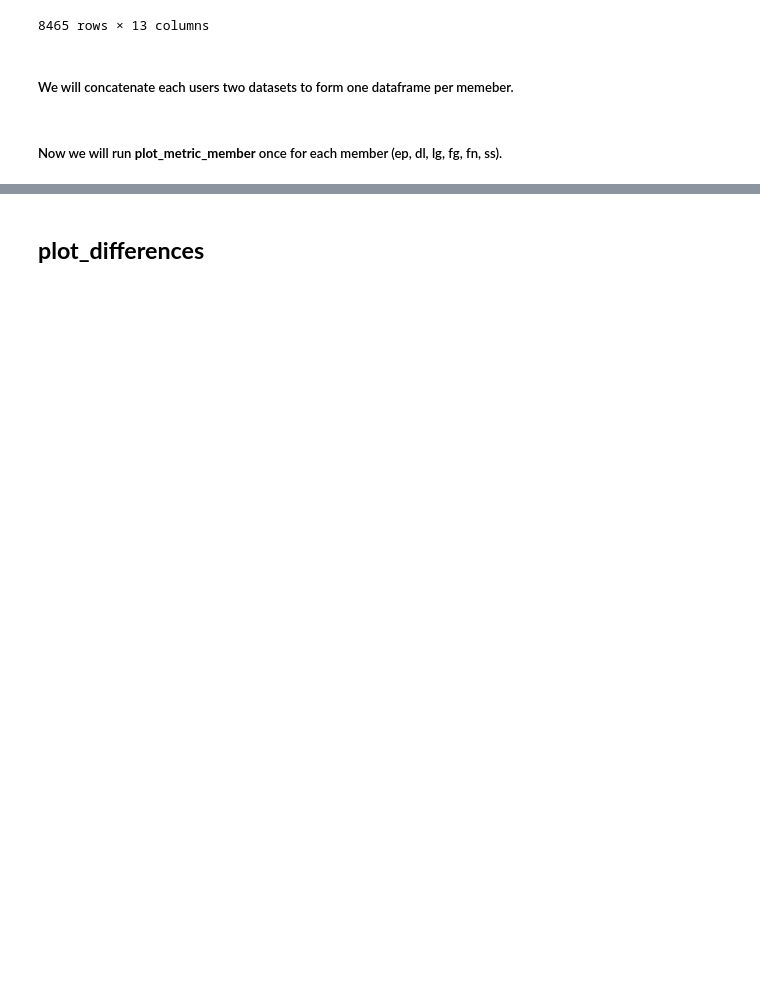
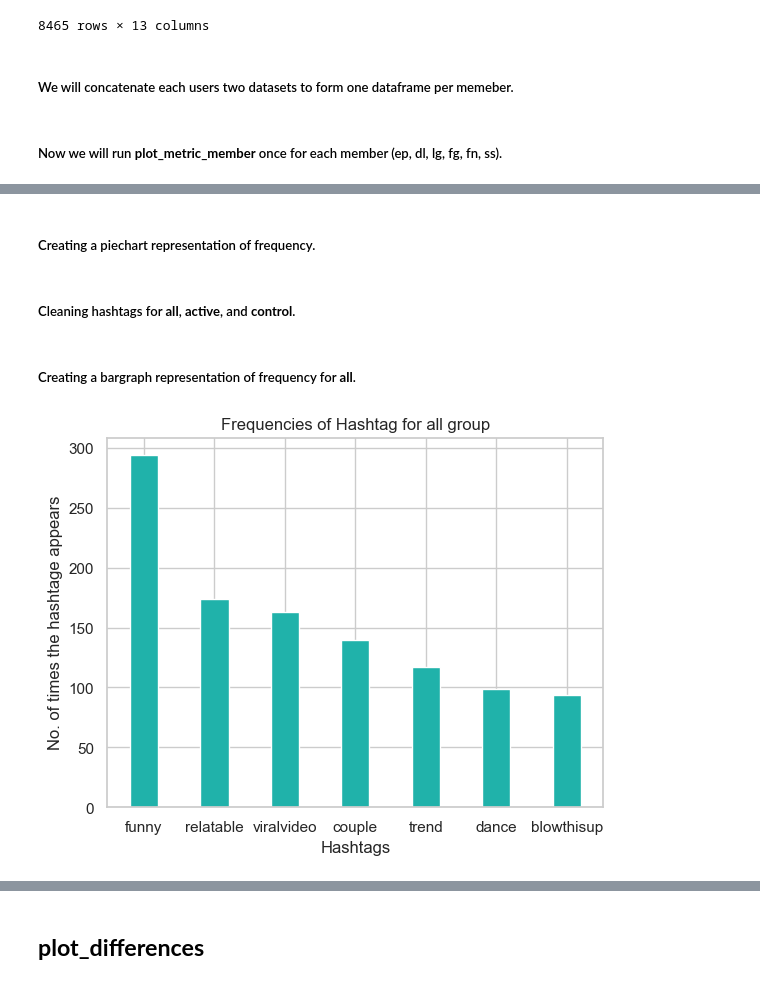
Before and after one commit to Dorajyl/CS315-Project-1, a Jupyter notebook: data_analysis/cs315_project1_sec1group2_visualizations.ipynb, the cells around one changed output, grey strips where cells are left out. Cells and saved outputs as stored; diff of their text form; code cells hidden in the pictures; blank space fills up the shorter version.

```diff
--- a/data_analysis/cs315_project1_sec1group2_visualizations.ipynb
+++ b/data_analysis/cs315_project1_sec1group2_visualizations.ipynb
@@ -226,0 +332,25 @@ sns.lineplot(x='run',y='likes',data=df_activ_group,color = 'lightblue')
+# %%
+delete = ['fyp', 'foryou', 'fy', 'fypage', 'foryoupage', 'viral','trending','tiktok']
+def clean_hashtag(hashfreq):
+    """
+    Clean the hashtag list and turn it into a dataframe
+    """
+    hashtags = []
+    freqs = []
+    for hashtag, freq in hashfreq:
+        #change the hashtag into readable format
+        if '%' in hashtag:
+            hashtag = urllib.parse.unquote(hashtag)
+        #reformat the hashtags
+        hashtag = hashtag.replace("'","")
+        hashtag = hashtag.replace("[","")
+        hashtag = hashtag.replace("]","")
+        #check if we want the hashtag
+        if (hashtag not in delete) and ('fyp' not in hashtag):
+            hashtags.append(hashtag)
+            freqs.append(freq)
+    #generate dataframe
+    df = pd.DataFrame()
+    df["hashtag"] = hashtags
+    df["freq"] = freqs
+    return df
@@ -226,0 +359,15 @@ sns.lineplot(x='run',y='likes',data=df_activ_group,color = 'lightblue')
+# %%
+  def get_hashfreq_bar(df, group):
+    """
+    Takes in a dataframe as an input and generate a bar graph
+    """
+    plt.bar(df["hashtag"],df["freq"], color ='lightseagreen', width = 0.4)
+
+    plt.xlabel("Hashtags")
+    plt.ylabel("No. of times the hashtage appears")
+    plt.title(f"Frequencies of Hashtag for {group} group")
+
+    plt.savefig(f'/Users/fernandagonzalez/Desktop/school/CS 315/CS315_Project1/data_analysis/vizualizations/{group}_bargraph.png', bbox_inches='tight')
+    plt.show()
+# %% [markdown]
+##### Creating a piechart representation of frequency.
@@ -226,0 +388,12 @@ sns.lineplot(x='run',y='likes',data=df_activ_group,color = 'lightblue')
+# %% [markdown]
+##### Cleaning hashtags for **all**, **active**, and **control**.
+# %%
+df_all = clean_hashtag(all_hashtagfreq)
+df_active = clean_hashtag(active_hashtagfreq)
+df_control = clean_hashtag(control_hashtagfreq)
+# %% [markdown]
+##### Creating a bargraph representation of frequency for **all**.
+# %%
+get_hashfreq_bar(df_all, 'all')
+# %% [output]
+[figure, added]
```
Also changed, not shown: parts of 19 cells of this notebook, 29 other files.
